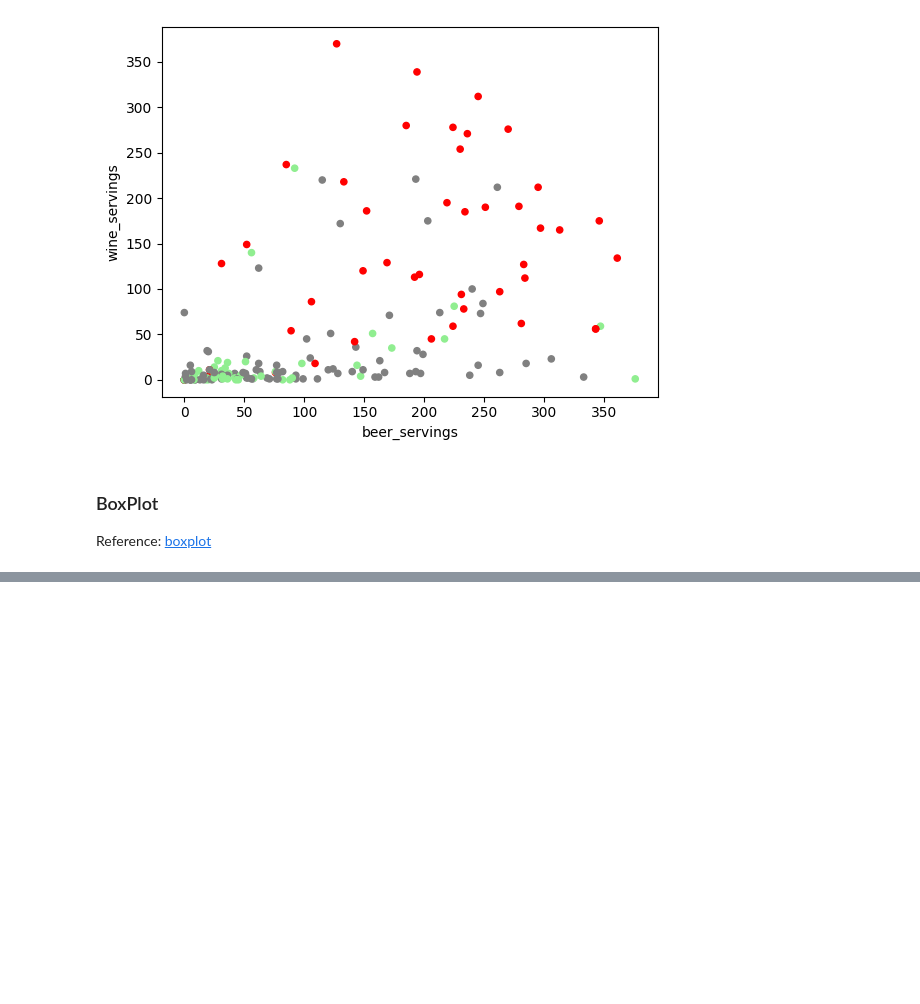
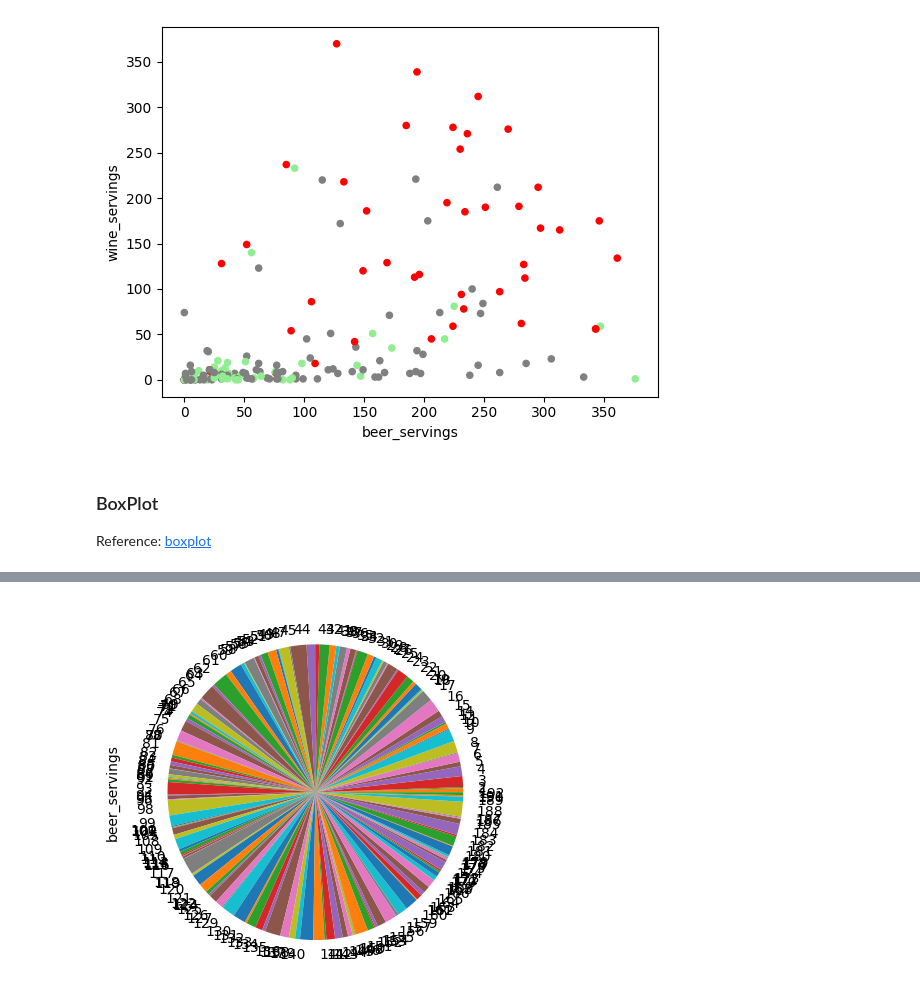
Before and after one commit to ProgressBG-Python-Course/JupyterNotebooksExamples, a Jupyter notebook: Notebooks/matplotlib_pandas_seaborn/pandas_and_mpl.ipynb, the cells around one changed output, grey strips where cells are left out. Saved outputs shown, nothing was run; the diff lists cells and outputs as text; code cells hidden in the pictures; blank space fills up the shorter version.

```diff
--- a/Notebooks/matplotlib_pandas_seaborn/pandas_and_mpl.ipynb
+++ b/Notebooks/matplotlib_pandas_seaborn/pandas_and_mpl.ipynb
@@ -247,0 +250,5 @@ Reference: [pie](https://matplotlib.org/stable/api/_as_gen/matplotlib.pyplot.pie
+# %%
+df.plot(kind='pie', y='beer_servings', legend=False)
+plt.show()
+# %% [output]
+[figure, added]
```
Also changed, not shown: parts of 6 cells of this notebook.
